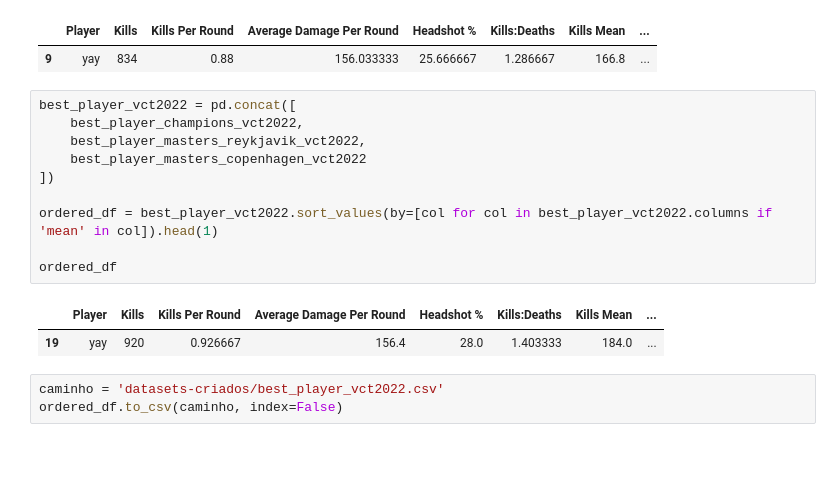
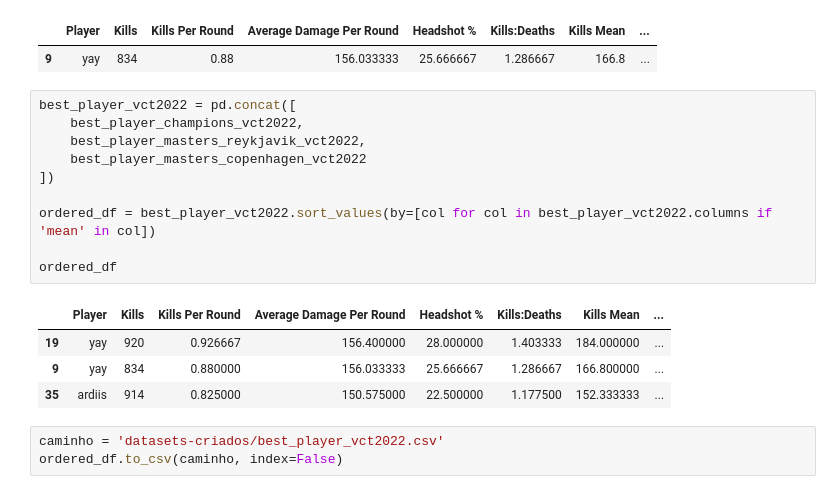
Before and after one commit to PedroLSCabral/Projeto-ICD, a Jupyter notebook: vct_2022.ipynb, the cells around one changed output. Drawn from its saved outputs; the diff is of its cells as text; blank space fills up the shorter version.

```diff
--- a/vct_2022.ipynb
+++ b/vct_2022.ipynb
@@ -432,16 +432,18 @@ best_player_masters_reykjavik_vct2022
 # %%
 best_player_vct2022 = pd.concat([
     best_player_champions_vct2022,
     best_player_masters_reykjavik_vct2022,
     best_player_masters_copenhagen_vct2022
 ])
 
-ordered_df = best_player_vct2022.sort_values(by=[col for col in best_player_vct2022.columns if 'mean' in col]).head(1)
+ordered_df = best_player_vct2022.sort_values(by=[col for col in best_player_vct2022.columns if 'mean' in col])
 
 ordered_df
 # %% [output]
 |  | Player | Kills | Kills Per Round | Average Damage Per Round | Headshot % | Kills:Deaths | Kills Mean | ... |
-| 19 | yay | 920 | 0.926667 | 156.4 | 28.0 | 1.403333 | 184.0 | ... |
+| 19 | yay | 920 | 0.926667 | 156.400000 | 28.000000 | 1.403333 | 184.000000 | ... |
+| 9 | yay | 834 | 0.880000 | 156.033333 | 25.666667 | 1.286667 | 166.800000 | ... |
+| 35 | ardiis | 914 | 0.825000 | 150.575000 | 22.500000 | 1.177500 | 152.333333 | ... |
 # %%
 caminho = 'datasets-criados/best_player_vct2022.csv'
 ordered_df.to_csv(caminho, index=False)
```
Also changed, not shown: 7 other files.
